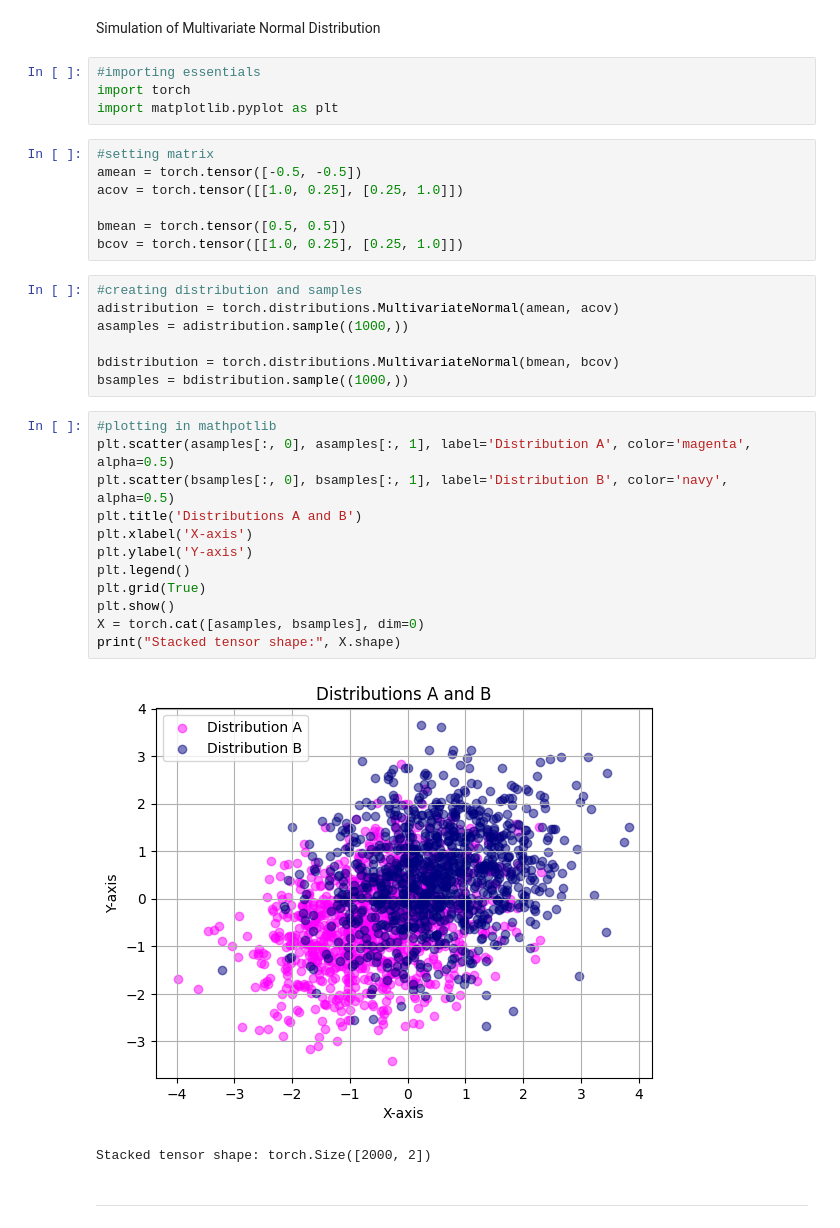
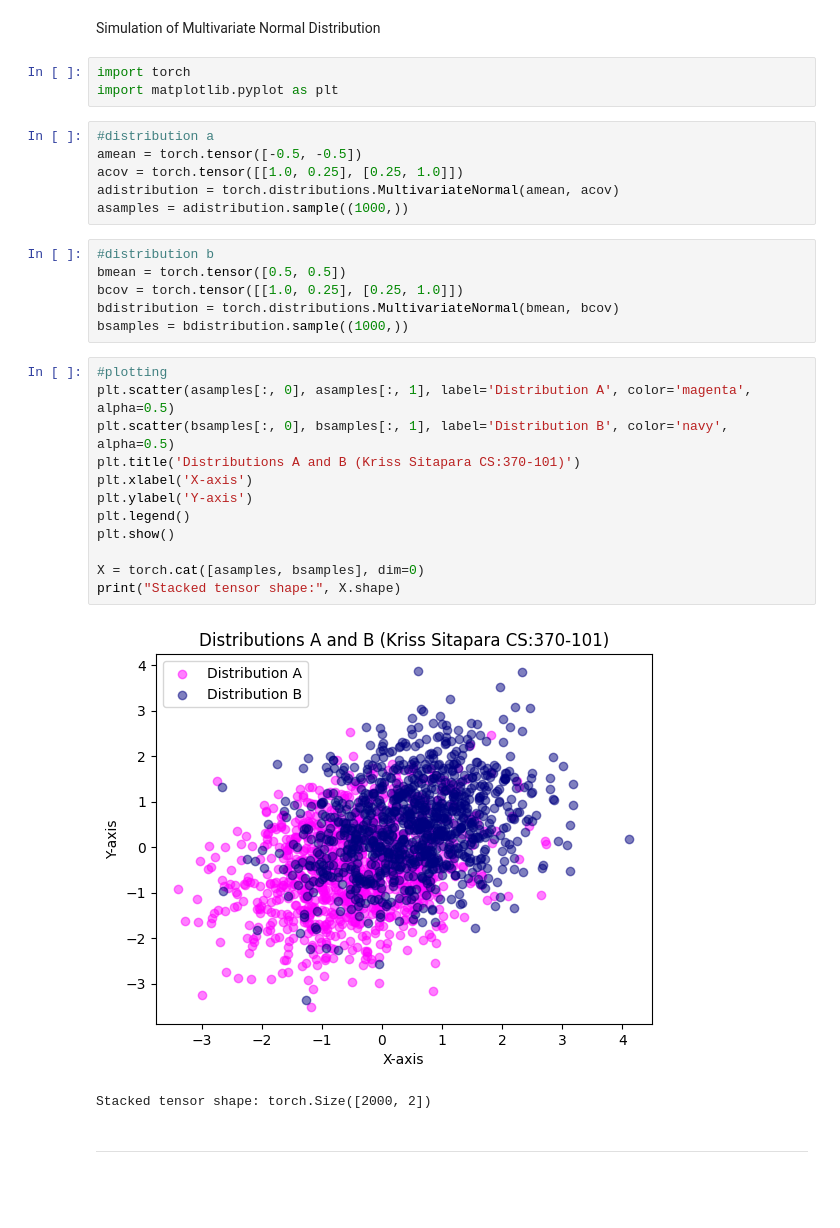
Before and after one commit to kkrrissss/eng-ai-agents, a Jupyter notebook: assignments/assignment-1/01-assignment-1.ipynb, the cells around one changed output. Drawn from its saved outputs; the diff is of its cells as text; blank space fills up the shorter version.

```diff
--- a/assignments/assignment-1/01-assignment-1.ipynb
+++ b/assignments/assignment-1/01-assignment-1.ipynb
@@ -3,37 +3,34 @@ Kriss Sitapara Assignment 1A
 # %% [markdown]
 Simulation of Multivariate Normal Distribution
 # %%
-#importing essentials
 import torch
 import matplotlib.pyplot as plt
 # %%
-#setting matrix
+#distribution a
 amean = torch.tensor([-0.5, -0.5])
 acov = torch.tensor([[1.0, 0.25], [0.25, 1.0]])
-
-bmean = torch.tensor([0.5, 0.5])
-bcov = torch.tensor([[1.0, 0.25], [0.25, 1.0]])
+adistribution = torch.distributions.MultivariateNormal(amean, acov)
+asamples = adistribution.sample((1000,))
 # %%
-#creating distribution and samples
-adistribution = torch.distributions.MultivariateNormal(amean, acov)
-asamples = adistribution.sample((1000,))
-
+#distribution b
+bmean = torch.tensor([0.5, 0.5])
+bcov = torch.tensor([[1.0, 0.25], [0.25, 1.0]])
 bdistribution = torch.distributions.MultivariateNormal(bmean, bcov)
 bsamples = bdistribution.sample((1000,))
 # %%
-#plotting in mathpotlib
+#plotting
 plt.scatter(asamples[:, 0], asamples[:, 1], label='Distribution A', color='magenta', alpha=0.5)
 plt.scatter(bsamples[:, 0], bsamples[:, 1], label='Distribution B', color='navy', alpha=0.5)
-plt.title('Distributions A and B')
+plt.title('Distributions A and B (Kriss Sitapara CS:370-101)')
 plt.xlabel('X-axis')
 plt.ylabel('Y-axis')
 plt.legend()
-plt.grid(True)
 plt.show()
+
 X = torch.cat([asamples, bsamples], dim=0)
 print("Stacked tensor shape:", X.shape)
 # %% [output]
-[figure, old version]
+[figure, new version]
 Stacked tensor shape: torch.Size([2000, 2])
 # %% [markdown]
 --------------------------------------------------------------------------------------------------------------------------------------------------------
```
Also changed, not shown: parts of 11 cells of this notebook.
